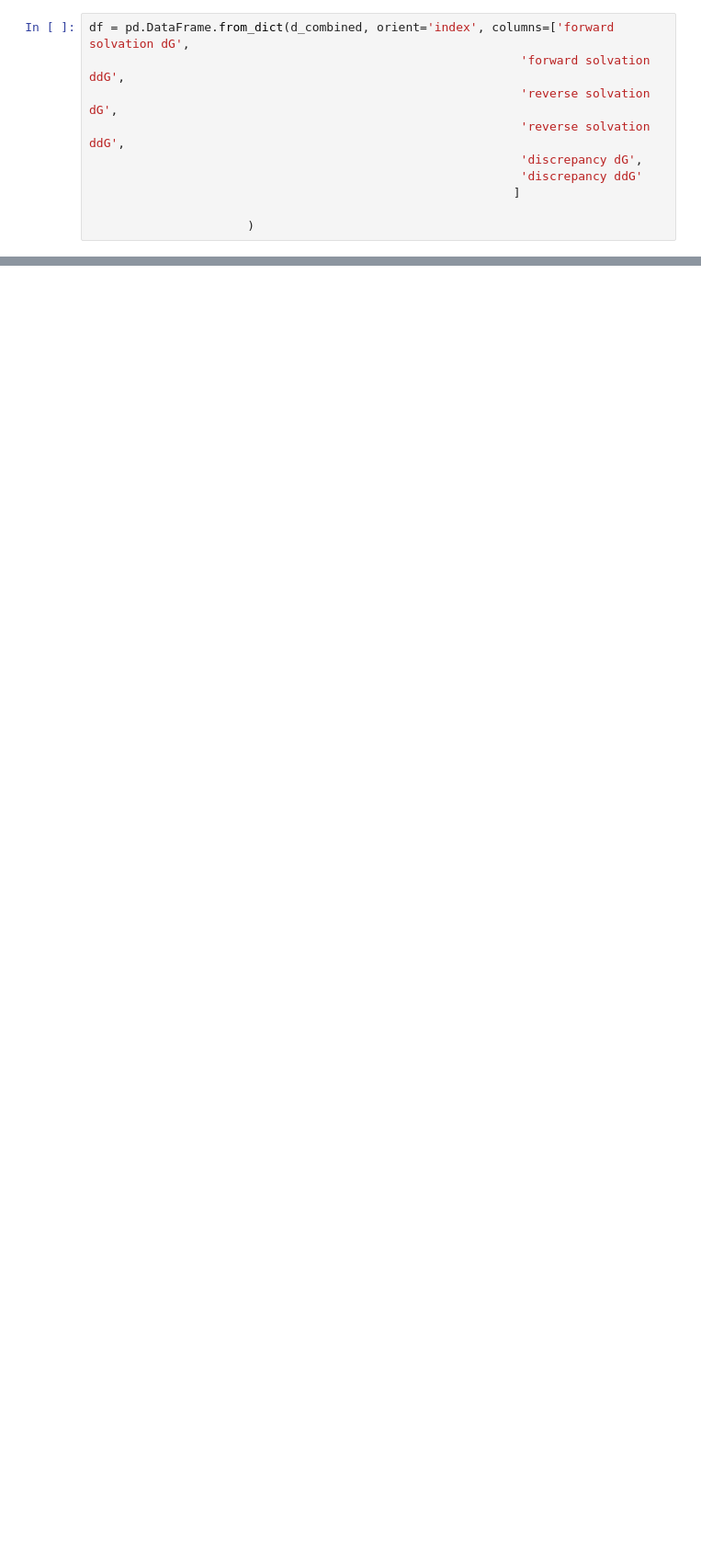
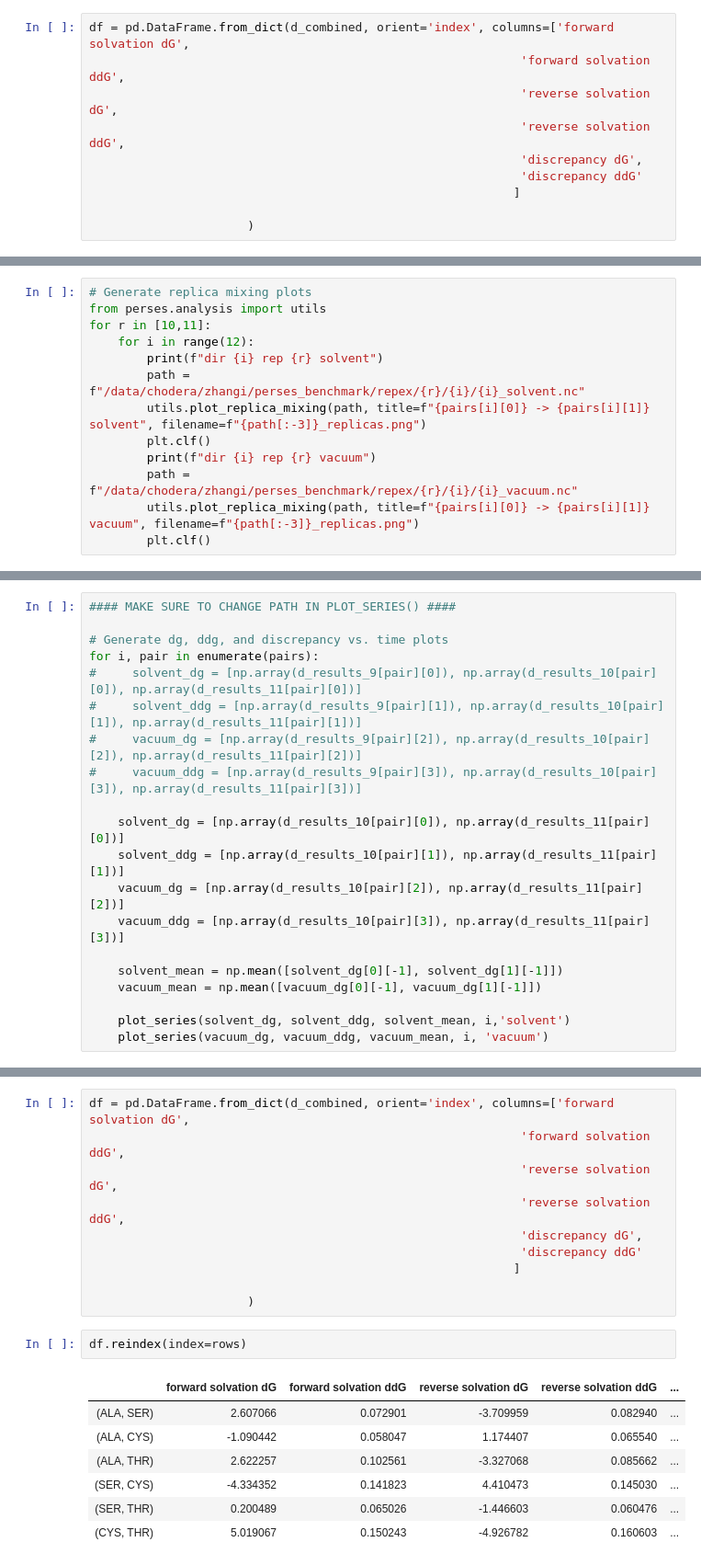
Before and after one commit to zhang-ivy/perses_protein_mutations, a Jupyter notebook: code/01_analyze_repex.ipynb, the cells around one changed output, grey strips where cells are left out. Shown at 92% size. Saved outputs shown, nothing was run; the diff lists cells and outputs as text; blank space fills up the shorter version.

```diff
--- a/code/01_analyze_repex.ipynb
+++ b/code/01_analyze_repex.ipynb
@@ -217,0 +298,13 @@ with open(f"returnable_plotter.pkl", 'wb') as f:
+# %%
+# Generate replica mixing plots
+from perses.analysis import utils
+for r in [10,11]:
+    for i in range(12):
+        print(f"dir {i} rep {r} solvent")
+        path = f"/data/chodera/zhangi/perses_benchmark/repex/{r}/{i}/{i}_solvent.nc"
+        utils.plot_replica_mixing(path, title=f"{pairs[i][0]} -> {pairs[i][1]} solvent", filename=f"{path[:-3]}_replicas.png")
+        plt.clf()
+        print(f"dir {i} rep {r} vacuum")
+        path = f"/data/chodera/zhangi/perses_benchmark/repex/{r}/{i}/{i}_vacuum.nc"
+        utils.plot_replica_mixing(path, title=f"{pairs[i][0]} -> {pairs[i][1]} vacuum", filename=f"{path[:-3]}_replicas.png")
+        plt.clf()
@@ -217,0 +357,20 @@ with open(f"returnable_plotter.pkl", 'wb') as f:
+# %%
+#### MAKE SURE TO CHANGE PATH IN PLOT_SERIES() ####
+
+# Generate dg, ddg, and discrepancy vs. time plots
+for i, pair in enumerate(pairs):
+#     solvent_dg = [np.array(d_results_9[pair][0]), np.array(d_results_10[pair][0]), np.array(d_results_11[pair][0])]
+#     solvent_ddg = [np.array(d_results_9[pair][1]), np.array(d_results_10[pair][1]), np.array(d_results_11[pair][1])]
+#     vacuum_dg = [np.array(d_results_9[pair][2]), np.array(d_results_10[pair][2]), np.array(d_results_11[pair][2])]
+#     vacuum_ddg = [np.array(d_results_9[pair][3]), np.array(d_results_10[pair][3]), np.array(d_results_11[pair][3])]
+
+    solvent_dg = [np.array(d_results_10[pair][0]), np.array(d_results_11[pair][0])]
+    solvent_ddg = [np.array(d_results_10[pair][1]), np.array(d_results_11[pair][1])]
+    vacuum_dg = [np.array(d_results_10[pair][2]), np.array(d_results_11[pair][2])]
+    vacuum_ddg = [np.array(d_results_10[pair][3]), np.array(d_results_11[pair][3])]
+
+    solvent_mean = np.mean([solvent_dg[0][-1], solvent_dg[1][-1]])
+    vacuum_mean = np.mean([vacuum_dg[0][-1], vacuum_dg[1][-1]])
+
+    plot_series(solvent_dg, solvent_ddg, solvent_mean, i,'solvent')
+    plot_series(vacuum_dg, vacuum_ddg, vacuum_mean, i, 'vacuum')
@@ -217,0 +436,20 @@ with open(f"returnable_plotter.pkl", 'wb') as f:
+# %%
+df = pd.DataFrame.from_dict(d_combined, orient='index', columns=['forward solvation dG',
+                                                            'forward solvation ddG',
+                                                            'reverse solvation dG',
+                                                            'reverse solvation ddG',
+                                                            'discrepancy dG',
+                                                            'discrepancy ddG'
+                                                           ]
+
+                      )
+# %%
+df.reindex(index=rows)
+# %% [output]
+|  | forward solvation dG | forward solvation ddG | reverse solvation dG | reverse solvation ddG | ... |
+| (ALA, SER) | 2.607066 | 0.072901 | -3.709959 | 0.082940 | ... |
+| (ALA, CYS) | -1.090442 | 0.058047 | 1.174407 | 0.065540 | ... |
+| (ALA, THR) | 2.622257 | 0.102561 | -3.327068 | 0.085662 | ... |
+| (SER, CYS) | -4.334352 | 0.141823 | 4.410473 | 0.145030 | ... |
+| (SER, THR) | 0.200489 | 0.065026 | -1.446603 | 0.060476 | ... |
+| (CYS, THR) | 5.019067 | 0.150243 | -4.926782 | 0.160603 | ... |
```
Also changed, not shown: parts of 32 cells of this notebook, 1 other file.
